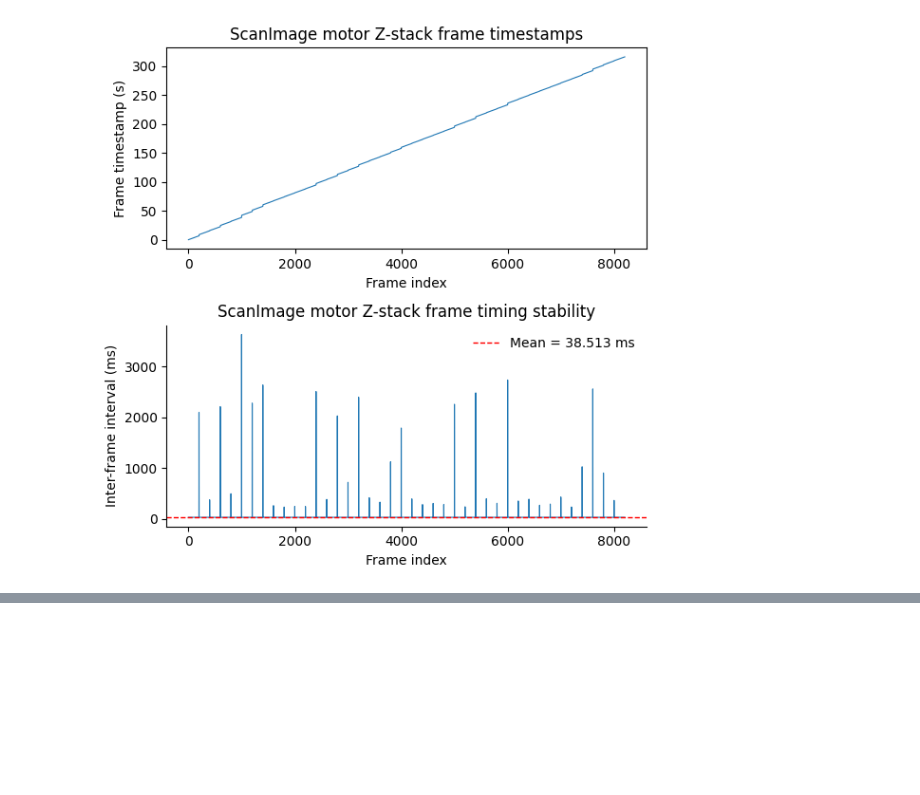
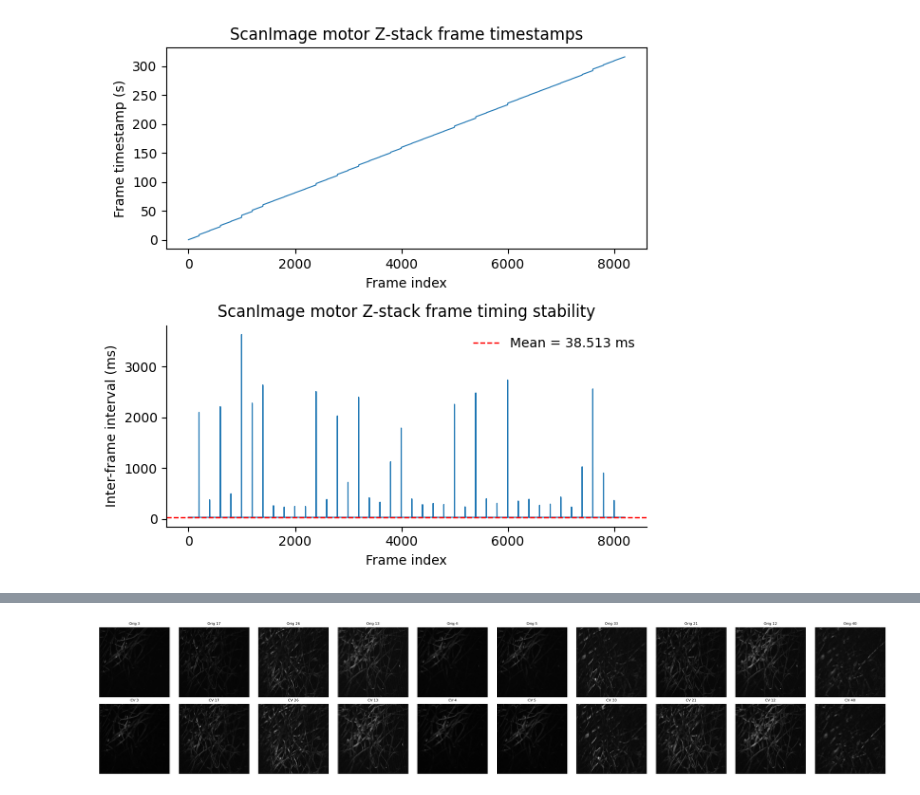
Before and after one commit to ZilongJi/2D2P, a Jupyter notebook: notebook/AligningTiffandRotatryAngle_newpipeline.ipynb, the cells around one changed output, grey strips where cells are left out. Drawn from its saved outputs; the diff is of its cells as text; code cells hidden in the pictures; blank space fills up the shorter version.

```diff
--- a/notebook/AligningTiffandRotatryAngle_newpipeline.ipynb
+++ b/notebook/AligningTiffandRotatryAngle_newpipeline.ipynb
@@ -147,2 +149,6 @@ plt.show()
 # %%
-dt_list, mono_list, angle_list = read_rotary_log(r"D:\data\test\rotary_stream_20260211_114354.txt")
+
+tif_path = r"D:\data\test\stack_00001.tif"
+rotary_log_path = r"D:\data\test\rotary_stream_20260211_114354.txt"
+tA_rel, tA_wall = get_scanimage_frame_times(tif_path)
+dt_list, mono_list, angle_list = read_rotary_log(rotary_log_path, tA_wall)
@@ -185,0 +368,22 @@ angle_at_tA.shape
+# %%
+import numpy as np
+import matplotlib.pyplot as plt
+
+# pick 10 random stacks
+n_show = 10
+idxs = np.random.choice(meanZstacks.shape[0], size=n_show, replace=False)
+
+fig, axes = plt.subplots(2, n_show, figsize=(2.5*n_show, 5))
+for j, idx in enumerate(idxs):
+    axes[0, j].imshow(meanZstacks[idx], cmap='gray')
+    axes[0, j].set_title(f"Orig {idx+1}", fontsize=8)
+    axes[0, j].axis('off')
+
+    axes[1, j].imshow(meanZstacks_cv[idx], cmap='gray')
+    axes[1, j].set_title(f"CV {idx+1}", fontsize=8)
+    axes[1, j].axis('off')
+
+plt.tight_layout()
+plt.show()
+# %% [output]
+[figure, added]
```
Also changed, not shown: parts of 13 cells of this notebook, 2 other files.
